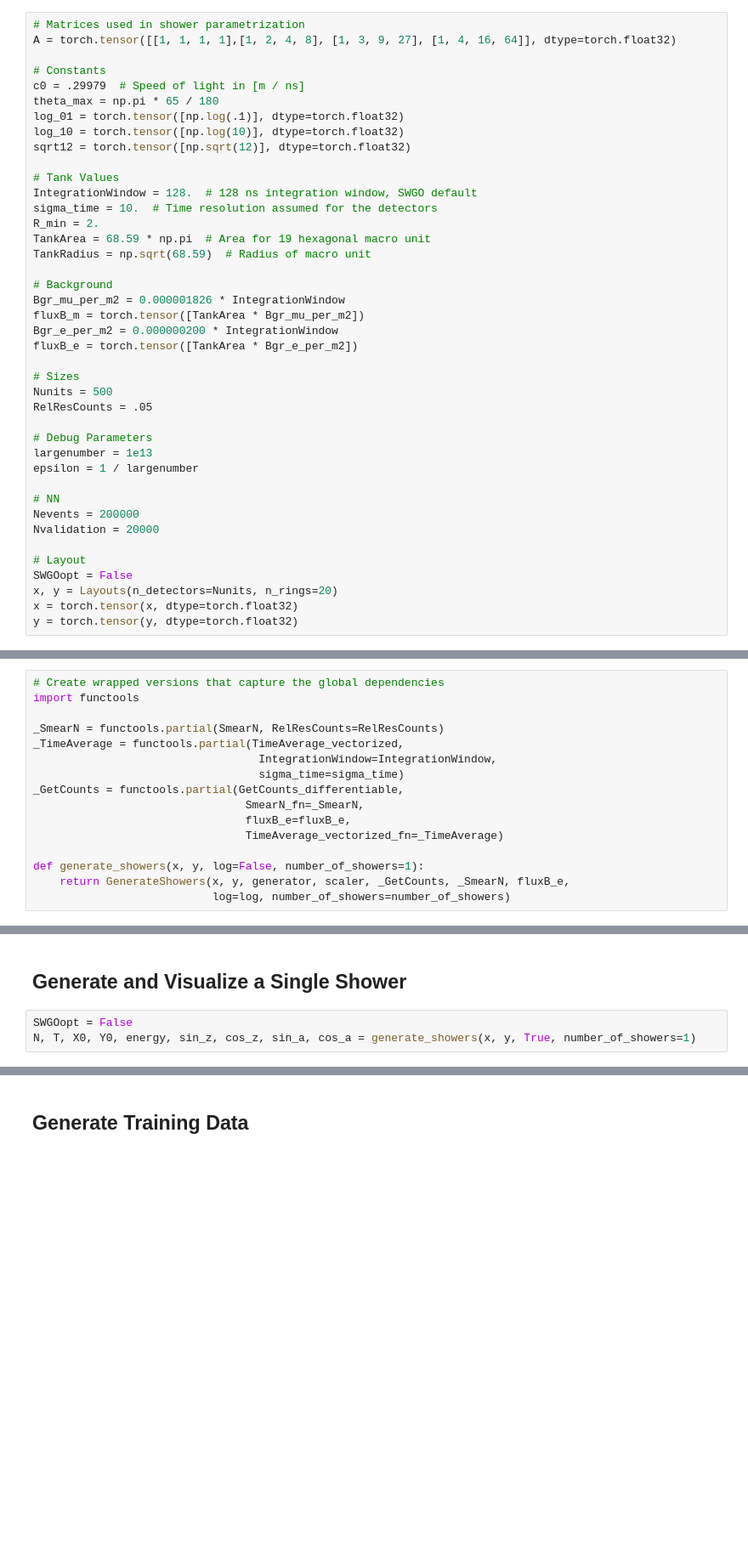
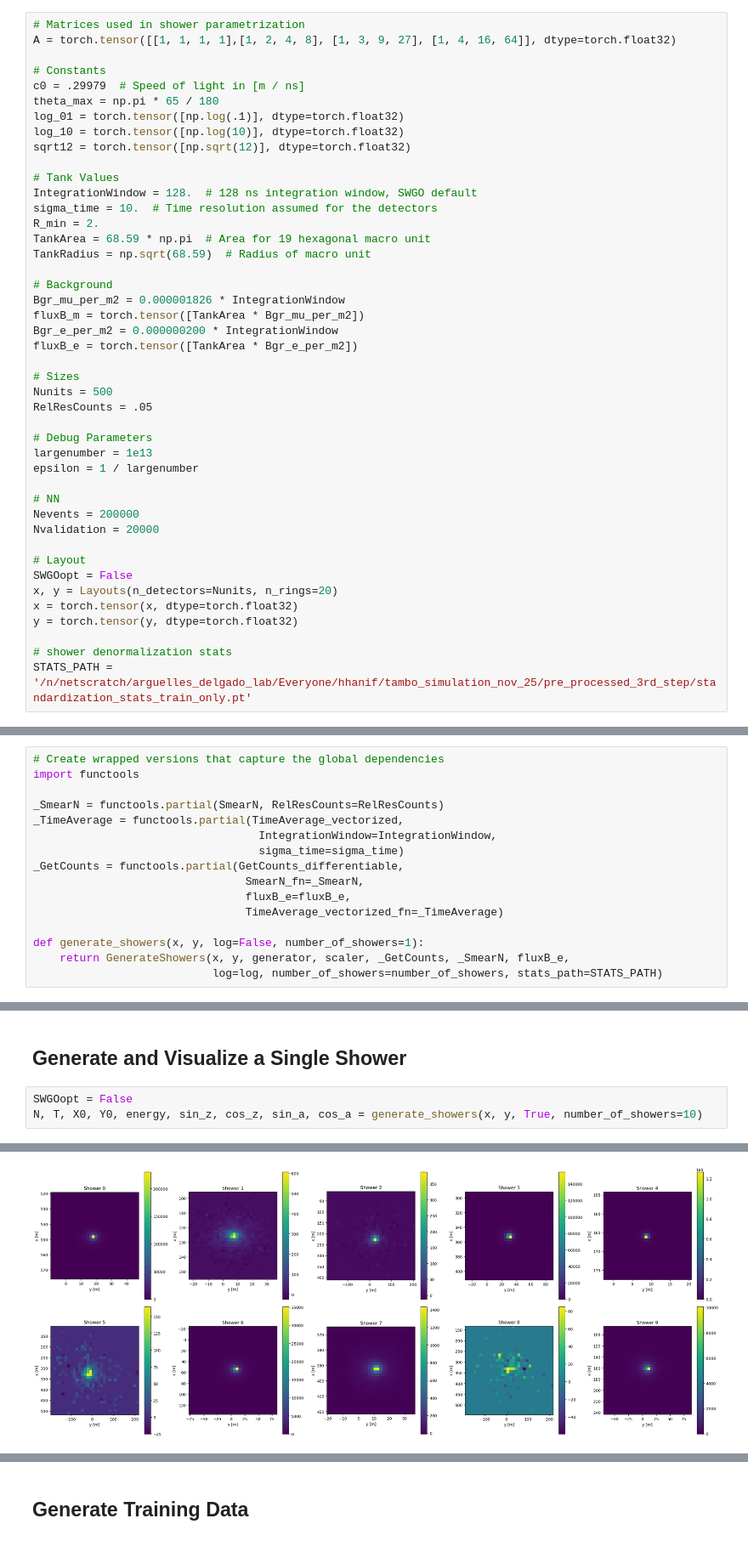
Before and after one commit to JayAgarwal25/TamboOpt-J, a Jupyter notebook: detector_optimization_v2/SWGOLO7_optimization.ipynb, the cells around one changed output, grey strips where cells are left out. Shown at 85% size. Drawn from its saved outputs; the diff is of its cells as text; blank space fills up the shorter version.

```diff
--- a/detector_optimization_v2/SWGOLO7_optimization.ipynb
+++ b/detector_optimization_v2/SWGOLO7_optimization.ipynb
@@ -77,6 +77,9 @@ SWGOopt = False
 x, y = Layouts(n_detectors=Nunits, n_rings=20)
 x = torch.tensor(x, dtype=torch.float32)
 y = torch.tensor(y, dtype=torch.float32)
+
+# shower denormalization stats
+STATS_PATH = '/n/netscratch/arguelles_delgado_lab/Everyone/hhanif/tambo_simulation_nov_25/pre_processed_3rd_step/standardization_stats_train_only.pt'
 # %% [markdown]
 ## Initialize Diffusion Model
 # %%
@@ -118,7 +140,7 @@ _GetCounts = functools.partial(GetCounts_differentiable,
 
 def generate_showers(x, y, log=False, number_of_showers=1):
     return GenerateShowers(x, y, generator, scaler, _GetCounts, _SmearN, fluxB_e,
-                           log=log, number_of_showers=number_of_showers)
+                           log=log, number_of_showers=number_of_showers, stats_path=STATS_PATH)
 # %% [markdown]
 ## Visualize Initial Layout
 # %%
@@ -135,4 +159,5 @@ plt.show()
 ## Generate and Visualize a Single Shower
 # %%
 SWGOopt = False
-N, T, X0, Y0, energy, sin_z, cos_z, sin_a, cos_a = generate_showers(x, y, True, number_of_showers=1)
+N, T, X0, Y0, energy, sin_z, cos_z, sin_a, cos_a = generate_showers(x, y, True, number_of_showers=10)
+# %% [output]
@@ -138,0 +169 @@ N, T, X0, Y0, energy, sin_z, cos_z, sin_a, cos_a = generate_showers(x, y, True,
+[figure, added]
```
Also changed, not shown: parts of 18 cells of this notebook, 4 other files.
